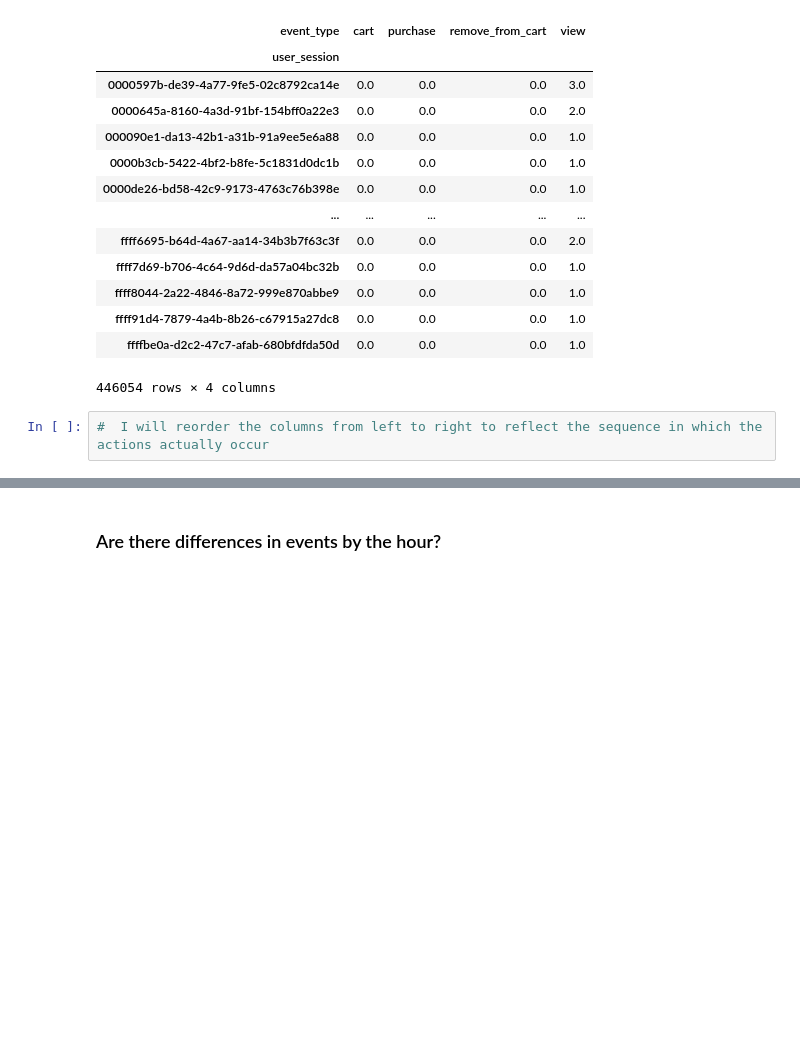
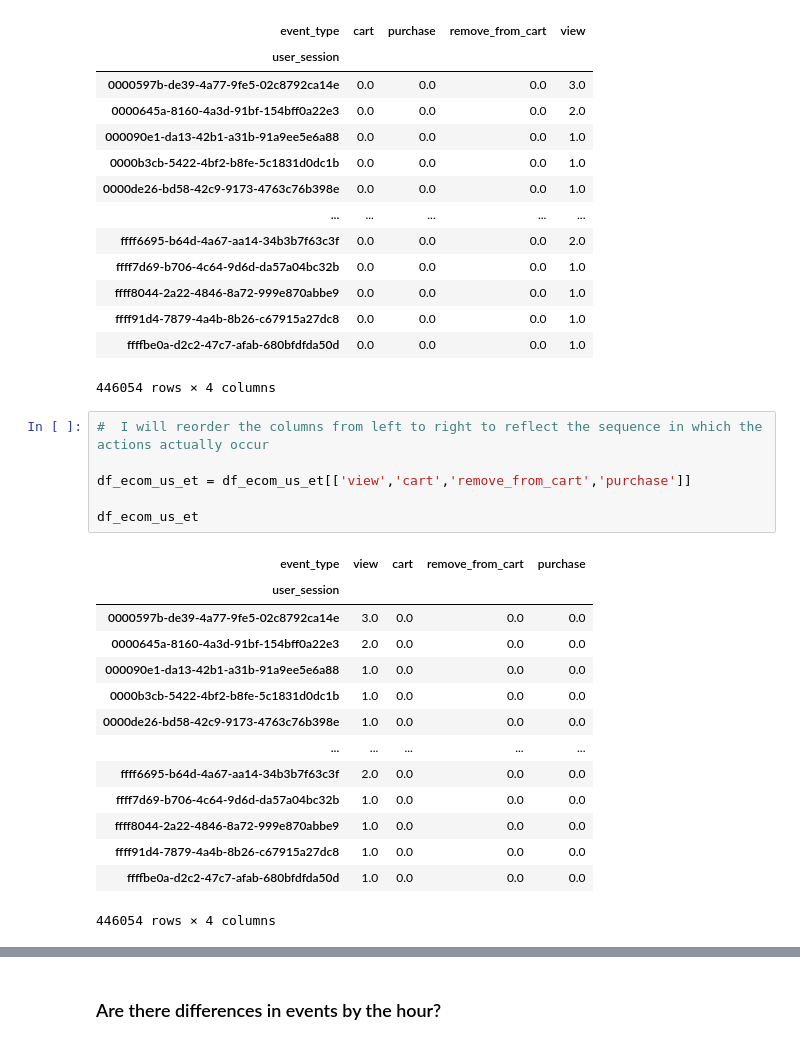
Before and after one commit to javierlopezm/Optimizacion_Ecommerce, a Jupyter notebook: Optimizacion_Ecommerce.ipynb, the cells around one changed output, grey strips where cells are left out. Saved outputs shown, nothing was run; the diff lists cells and outputs as text; blank space fills up the shorter version.

```diff
--- a/Optimizacion_Ecommerce.ipynb
+++ b/Optimizacion_Ecommerce.ipynb
@@ -418,3 +436,22 @@ df_ecom_us_et
 446054 rows × 4 columns
 # %%
 #  I will reorder the columns from left to right to reflect the sequence in which the actions actually occur
+
+df_ecom_us_et = df_ecom_us_et[['view','cart','remove_from_cart','purchase']]
+
+df_ecom_us_et
+# %% [output]
+| event_type | view | cart | remove_from_cart | purchase |
+| user_session |  |  |  |  |
+| 0000597b-de39-4a77-9fe5-02c8792ca14e | 3.0 | 0.0 | 0.0 | 0.0 |
+| 0000645a-8160-4a3d-91bf-154bff0a22e3 | 2.0 | 0.0 | 0.0 | 0.0 |
+| 000090e1-da13-42b1-a31b-91a9ee5e6a88 | 1.0 | 0.0 | 0.0 | 0.0 |
+| 0000b3cb-5422-4bf2-b8fe-5c1831d0dc1b | 1.0 | 0.0 | 0.0 | 0.0 |
+| 0000de26-bd58-42c9-9173-4763c76b398e | 1.0 | 0.0 | 0.0 | 0.0 |
+| ... | ... | ... | ... | ... |
+| ffff6695-b64d-4a67-aa14-34b3b7f63c3f | 2.0 | 0.0 | 0.0 | 0.0 |
+| ffff7d69-b706-4c64-9d6d-da57a04bc32b | 1.0 | 0.0 | 0.0 | 0.0 |
+| ffff8044-2a22-4846-8a72-999e870abbe9 | 1.0 | 0.0 | 0.0 | 0.0 |
+| ffff91d4-7879-4a4b-8b26-c67915a27dc8 | 1.0 | 0.0 | 0.0 | 0.0 |
+| ffffbe0a-d2c2-47c7-afab-680bfdfda50d | 1.0 | 0.0 | 0.0 | 0.0 |
+446054 rows × 4 columns
```
Also changed, not shown: parts of 5 cells of this notebook.
